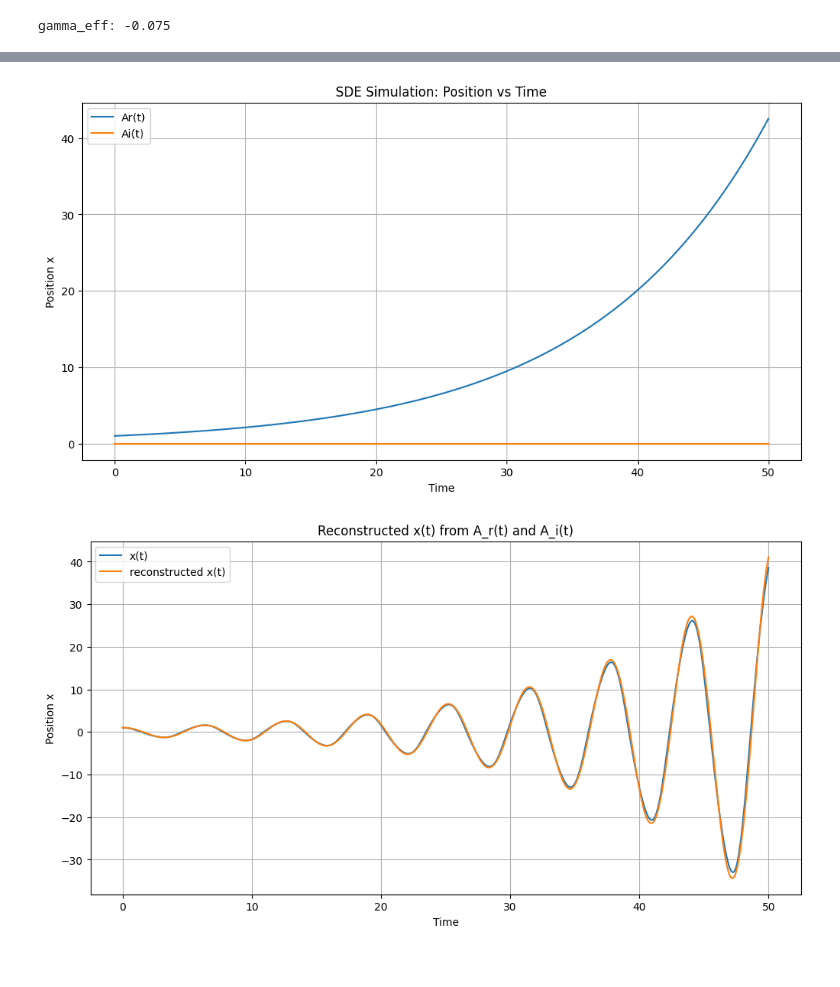
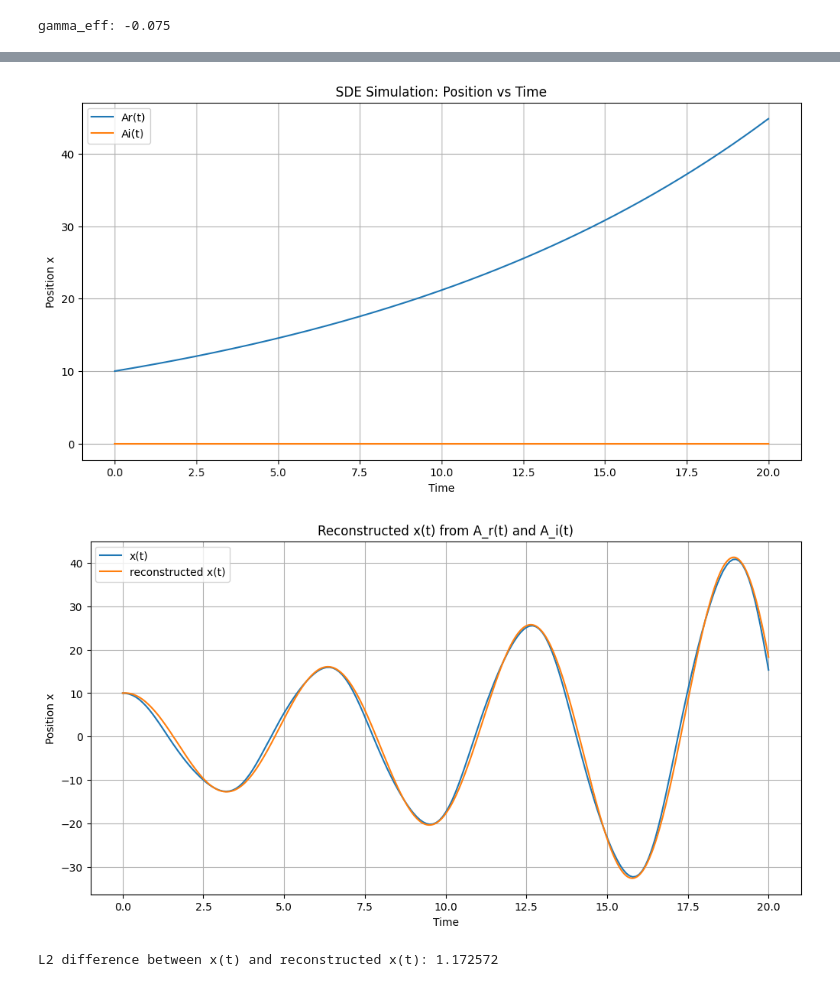
Before and after one commit to cyboesch/oscillator_dev, a Jupyter notebook: thermoai/notebooks/rotating_frame.ipynb, the cells around one changed output, grey strips where cells are left out. Saved outputs shown, nothing was run; the diff lists cells and outputs as text; code cells hidden in the pictures.

```diff
--- a/thermoai/notebooks/rotating_frame.ipynb
+++ b/thermoai/notebooks/rotating_frame.ipynb
@@ -15,7 +17,8 @@ from diffrax import ControlTerm, MultiTerm, ODETerm
 # Physical Constants and Parameters
 omega0 = 1.0          # Natural frequency (rad/s)
 omega_d = 1.0         # Driving frequency (rad/s), near 2*omega0 for parametric resonance
-alpha = 0.5           # Amplitude of the parametric driving
+alpha = 0.5
+# Amplitude of the parametric driving
 b = 0.1               # Damping coefficient
 mu = 0.00*1.0              # Nonlinearity coefficient (Duffing term)
 k_B = 1.0             # Boltzmann's constant (arbitrary units for simulation)
@@ -25,16 +28,17 @@ D = 0*b * k_B * T       # Noise strength
 args_x = (b, mu, omega0, alpha, omega_d)
 
 # Derived Parameters
-gamma_eff = b / 2 - alpha / (4 * omega_d)   # Effective damping
+gamma_eff = b / 2 - alpha / (4 * omega0)   # Effective damping
 print(f"gamma_eff: {gamma_eff}")
 delta_omega = omega_d - omega0               # Detuning
-nonlinear_coeff = 3 * mu / (8 * omega_d)    # Nonlinear coefficient in amplitude equations
+nonlinear_coeff = 3 * mu / (8 * omega0)    # Nonlinear coefficient in amplitude equations
 
 args_A = (gamma_eff, delta_omega, nonlinear_coeff)
 
 # Simulation Parameters
 t0 = 0.0               # Start time
-t1 = 50.0              # End time
+t1 = 20.0              # End time
+dt0 = 0.1
 
 # Initial Conditions
 x0 = 0.0               # Initial displacement
@@ -97,7 +101,7 @@ def diffusion_A_fn(t, state, args):
 # %%
 N = 2  # (x1, x2)
 w_shape = (N,)  # state is (x1, x2, p1, p2)
-y0 = jnp.array([1.0, 0.0])  #(x1, x2, p1, p2)
+y0 = jnp.array([10.0, 0.0])  #(x1, x2, p1, p2)
 
 
 brownian_motion = diffrax.VirtualBrownianTree(
@@ -122,7 +119,7 @@ solution_x = diffrax.diffeqsolve(
     solver=diffrax.SRA1(),
     t0=t0,
     t1=t1,
-    dt0=0.001,
+    dt0=dt0,
     y0=y0,
     args=args_x,
     saveat=saveat,
@@ -152,7 +149,7 @@ solution_A = diffrax.diffeqsolve(
     solver=diffrax.SRA1(),
     t0=t0,
     t1=t1,
-    dt0=0.001,
+    dt0=dt0,
     y0=y0,
     args=args_A,
     saveat=saveat,
@@ -171,24 +168,32 @@ plt.grid(True)
 plt.legend()
 plt.show()
 # %% [output]
-[figure, old version]
+[figure, new version]
 # %%
 def reconstruct_x(t, A_r, A_i):
     """
     Reconstruct x(t) from A_r(t) and A_i(t).
 
-    x(t) = A_r(t) * cos(omega_d t) - A_i(t) * sin(omega_d t)
+    x(t) = A_r(t) * cos(omega_d t) + A_i(t) * sin(omega_d t)
     """
     return A_r * jnp.cos(omega_d * t) - A_i * jnp.sin(omega_d * t)
 
 plt.figure(figsize=(12, 6))
 plt.plot(ts, sde_samples_x[:, 0], label='x(t)')
 plt.plot(ts, reconstruct_x(ts, sde_samples_A[:, 0], sde_samples_A[:, 1]), label='reconstructed x(t)')
 plt.xlabel('Time')
 plt.ylabel('Position x')
 plt.title('Reconstructed x(t) from A_r(t) and A_i(t)')
 plt.grid(True)
 plt.legend()
 plt.show()
 # %% [output]
-[figure, old version]
+[figure, new version]
+# %%
+# After the plotting code in cell [9], add:
+
+# Compute L2 difference
+l2_diff = jnp.sqrt(jnp.mean((sde_samples_x[:, 0] - reconstruct_x(ts, sde_samples_A[:, 0], sde_samples_A[:, 1]))**2))
+print(f"L2 difference between x(t) and reconstructed x(t): {l2_diff:.6f}")
+# %% [output]
+L2 difference between x(t) and reconstructed x(t): 1.172572
```
Also changed, not shown: parts of 3 cells of this notebook.
